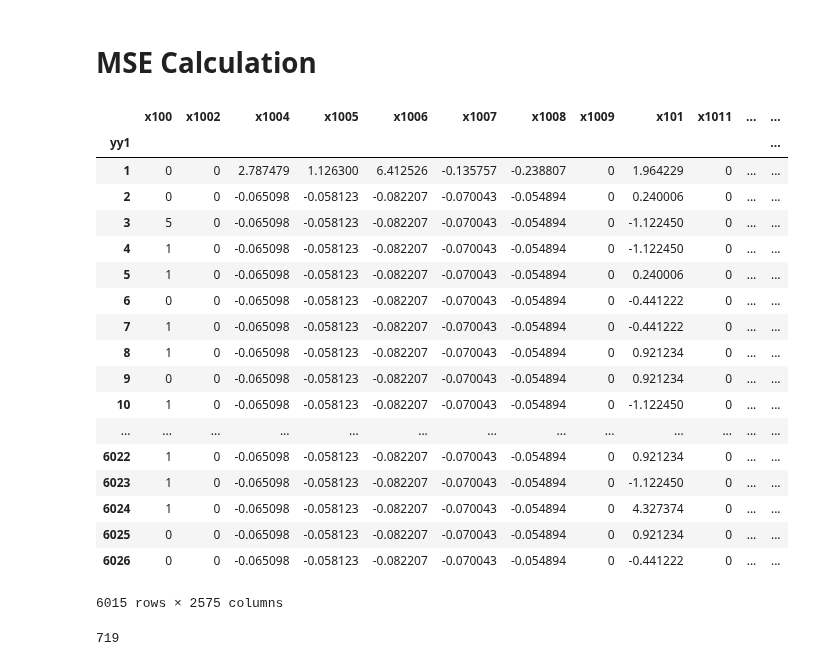
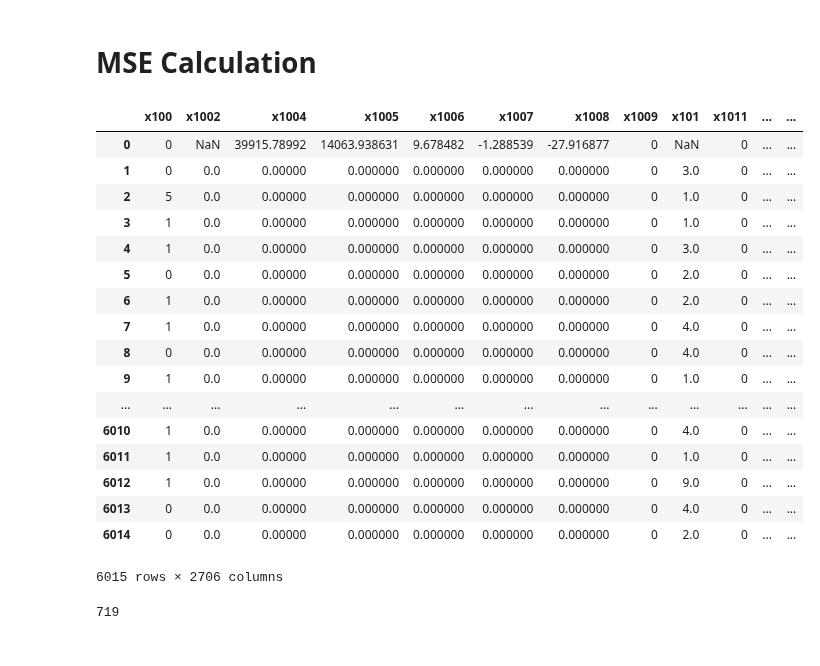
Before and after one commit to TavoloPerUno/scf_impute, a Jupyter notebook: Missing Patterns.ipynb, the cells around one changed output. Saved outputs shown, nothing was run; the diff lists cells and outputs as text; code cells hidden in the pictures.

```diff
--- a/Missing Patterns.ipynb
+++ b/Missing Patterns.ipynb
@@ -41,28 +42,27 @@ msno.bar(filtered_data)
 # MSE Calculation
 # %%
 df_raw_data, df_col_mu_std = impute.scale(dct_data['df_raw_data'], dct_data['lst_num_cols'])
-# %%
-df_raw_data
-# %% [output]
-|  | x100 | x1002 | x1004 | x1005 | x1006 | x1007 | x1008 | x1009 | x101 | x1011 | ... | ... |
-| yy1 |  |  |  |  |  |  |  |  |  |  |  | ... |
-| 1 | 0 | 0 | 2.787479 | 1.126300 | 6.412526 | -0.135757 | -0.238807 | 0 | 1.964229 | 0 | ... | ... |
-| 2 | 0 | 0 | -0.065098 | -0.058123 | -0.082207 | -0.070043 | -0.054894 | 0 | 0.240006 | 0 | ... | ... |
-| 3 | 5 | 0 | -0.065098 | -0.058123 | -0.082207 | -0.070043 | -0.054894 | 0 | -1.122450 | 0 | ... | ... |
-| 4 | 1 | 0 | -0.065098 | -0.058123 | -0.082207 | -0.070043 | -0.054894 | 0 | -1.122450 | 0 | ... | ... |
-| 5 | 1 | 0 | -0.065098 | -0.058123 | -0.082207 | -0.070043 | -0.054894 | 0 | 0.240006 | 0 | ... | ... |
-| 6 | 0 | 0 | -0.065098 | -0.058123 | -0.082207 | -0.070043 | -0.054894 | 0 | -0.441222 | 0 | ... | ... |
-| 7 | 1 | 0 | -0.065098 | -0.058123 | -0.082207 | -0.070043 | -0.054894 | 0 | -0.441222 | 0 | ... | ... |
-| 8 | 1 | 0 | -0.065098 | -0.058123 | -0.082207 | -0.070043 | -0.054894 | 0 | 0.921234 | 0 | ... | ... |
-| 9 | 0 | 0 | -0.065098 | -0.058123 | -0.082207 | -0.070043 | -0.054894 | 0 | 0.921234 | 0 | ... | ... |
-| 10 | 1 | 0 | -0.065098 | -0.058123 | -0.082207 | -0.070043 | -0.054894 | 0 | -1.122450 | 0 | ... | ... |
-| ... | ... | ... | ... | ... | ... | ... | ... | ... | ... | ... | ... | ... |
-| 6022 | 1 | 0 | -0.065098 | -0.058123 | -0.082207 | -0.070043 | -0.054894 | 0 | 0.921234 | 0 | ... | ... |
-| 6023 | 1 | 0 | -0.065098 | -0.058123 | -0.082207 | -0.070043 | -0.054894 | 0 | -1.122450 | 0 | ... | ... |
-| 6024 | 1 | 0 | -0.065098 | -0.058123 | -0.082207 | -0.070043 | -0.054894 | 0 | 4.327374 | 0 | ... | ... |
-| 6025 | 0 | 0 | -0.065098 | -0.058123 | -0.082207 | -0.070043 | -0.054894 | 0 | 0.921234 | 0 | ... | ... |
-| 6026 | 0 | 0 | -0.065098 | -0.058123 | -0.082207 | -0.070043 | -0.054894 | 0 | -0.441222 | 0 | ... | ... |
-6015 rows × 2575 columns
+# %%
+dct_data['xgboost_imputed_raw100']
+# %% [output]
+|  | x100 | x1002 | x1004 | x1005 | x1006 | x1007 | x1008 | x1009 | x101 | x1011 | ... | ... |
+| 0 | 0 | NaN | 39915.78992 | 14063.938631 | 9.678482 | -1.288539 | -27.916877 | 0 | NaN | 0 | ... | ... |
+| 1 | 0 | 0.0 | 0.00000 | 0.000000 | 0.000000 | 0.000000 | 0.000000 | 0 | 3.0 | 0 | ... | ... |
+| 2 | 5 | 0.0 | 0.00000 | 0.000000 | 0.000000 | 0.000000 | 0.000000 | 0 | 1.0 | 0 | ... | ... |
+| 3 | 1 | 0.0 | 0.00000 | 0.000000 | 0.000000 | 0.000000 | 0.000000 | 0 | 1.0 | 0 | ... | ... |
+| 4 | 1 | 0.0 | 0.00000 | 0.000000 | 0.000000 | 0.000000 | 0.000000 | 0 | 3.0 | 0 | ... | ... |
+| 5 | 0 | 0.0 | 0.00000 | 0.000000 | 0.000000 | 0.000000 | 0.000000 | 0 | 2.0 | 0 | ... | ... |
+| 6 | 1 | 0.0 | 0.00000 | 0.000000 | 0.000000 | 0.000000 | 0.000000 | 0 | 2.0 | 0 | ... | ... |
+| 7 | 1 | 0.0 | 0.00000 | 0.000000 | 0.000000 | 0.000000 | 0.000000 | 0 | 4.0 | 0 | ... | ... |
+| 8 | 0 | 0.0 | 0.00000 | 0.000000 | 0.000000 | 0.000000 | 0.000000 | 0 | 4.0 | 0 | ... | ... |
+| 9 | 1 | 0.0 | 0.00000 | 0.000000 | 0.000000 | 0.000000 | 0.000000 | 0 | 1.0 | 0 | ... | ... |
+| ... | ... | ... | ... | ... | ... | ... | ... | ... | ... | ... | ... | ... |
+| 6010 | 1 | 0.0 | 0.00000 | 0.000000 | 0.000000 | 0.000000 | 0.000000 | 0 | 4.0 | 0 | ... | ... |
+| 6011 | 1 | 0.0 | 0.00000 | 0.000000 | 0.000000 | 0.000000 | 0.000000 | 0 | 1.0 | 0 | ... | ... |
+| 6012 | 1 | 0.0 | 0.00000 | 0.000000 | 0.000000 | 0.000000 | 0.000000 | 0 | 9.0 | 0 | ... | ... |
+| 6013 | 0 | 0.0 | 0.00000 | 0.000000 | 0.000000 | 0.000000 | 0.000000 | 0 | 4.0 | 0 | ... | ... |
+| 6014 | 0 | 0.0 | 0.00000 | 0.000000 | 0.000000 | 0.000000 | 0.000000 | 0 | 2.0 | 0 | ... | ... |
+6015 rows × 2706 columns
 # %%
 df_imputed =  dct_data['xgboost_imputed_raw1'].copy()
 df_imputed = df_imputed.drop(dct_data['empty_cols'] +  dct_data['lst_skipped_cols'], axis=1)
```
Also changed, not shown: parts of 6 cells of this notebook, 2 other files.
